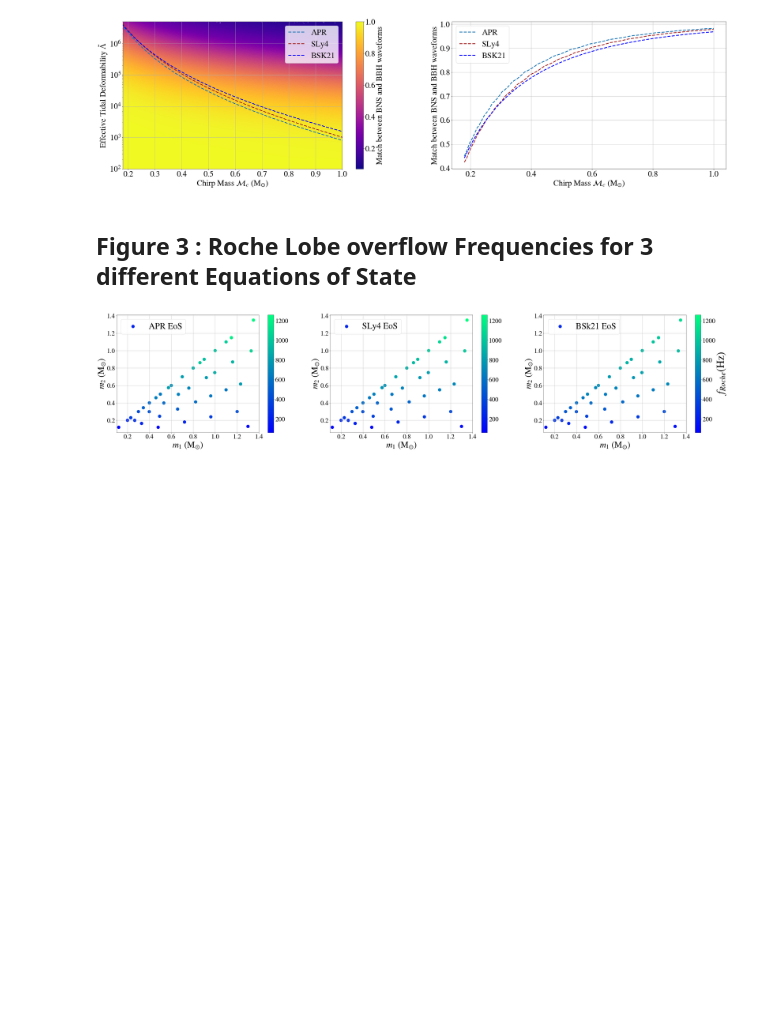
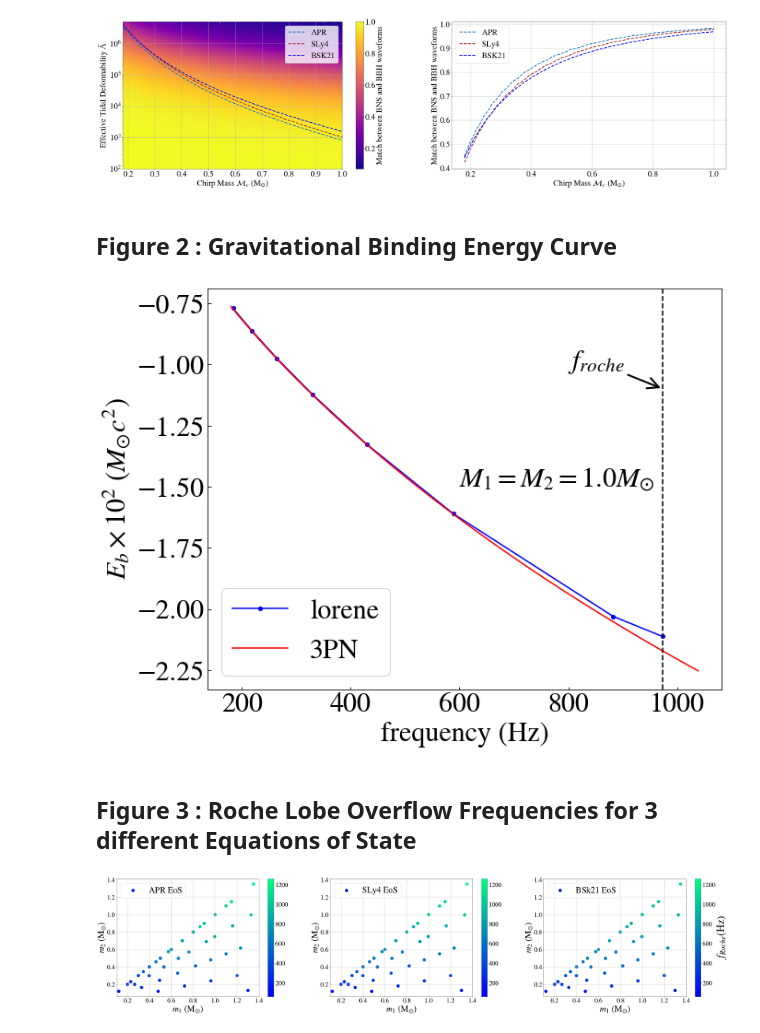
Before and after one commit to sugwg/sub-solar-ns-detectability, a Jupyter notebook: data_release.ipynb, the cells around one changed output. Saved outputs shown, nothing was run; the diff lists cells and outputs as text; code cells hidden in the pictures; blank space fills up the shorter version.

```diff
--- a/data_release.ipynb
+++ b/data_release.ipynb
@@ -57,7 +80,52 @@ fig.savefig('./Plots/overlap_mass_lambda.png')
 # %% [output]
 [figure]
 # %% [markdown]
-## Figure 3 : Roche Lobe overflow Frequencies for 3 different Equations of State
+## Figure 2 : Gravitational Binding Energy Curve
+# %%
+rcParams['figure.figsize']=(10,8)
+
+
+f1,adm= np.loadtxt("data_files/M1010_APR_LP.txt", usecols =(0,1) , unpack = True )
+
+
+kN1=4.06*10**(-4)
+fgw=2*f1
+
+
+f3=np.arange(180,1040,1)
+m1=2.0
+mo=1.989*10**30
+G=6.67*10**(-11)
+c=3*10**8
+r=(2*math.pi*G*mo)/c**3
+
+o2=r*m1*f3/2
+pn3=(-1/8*(o2**(2/3))+37/384*(o2**(4/3))+1069/3072*(o2**(2))+(5/3072)*(41*math.pi**2-285473/864)*(o2**(8/3)))*m1
+
+eb=2*adm-m1
+
+
+fig, ax = plt.subplots()
+ax.plot(fgw,eb*100,'b-o',markersize=4,label='lorene')
+ax.plot(f3,pn3*100,'r',label='3PN')
+
+ax.set_xlabel('frequency (Hz)', fontsize=30)
+ax.set_ylabel(r'$E_{b} \times 10^{2}$ $(M_{\odot}c^{2})$', fontsize=30)
+ax.tick_params(direction='in')
+
+plt.axvline(x=fgw[-1], color='k', ls='--')
+
+plt.text(600,-1.5,r'$M_1 = M_2 = 1.0 M_{\odot}$',fontsize=30)
+plt.annotate(r'$f_{roche}$', xy=(fgw[-1], -1.1),  xycoords='data',
+            xytext=(0.7, 0.8), textcoords='axes fraction',
+            arrowprops=dict(arrowstyle= '->', color='black', lw=2, ls='-'), fontsize=30)
+plt.legend(loc='best',fontsize=30)
+plt.show()
+fig.savefig('./Plots/E_b_vs_frequency.png')
+# %% [output]
+[figure, added]
+# %% [markdown]
+## Figure 3 : Roche Lobe Overflow Frequencies for 3 different Equations of State
 # %%
 rcParams['figure.figsize']=(50,10)
 
```
Also changed, not shown: parts of 4 cells of this notebook, 18 other files.
